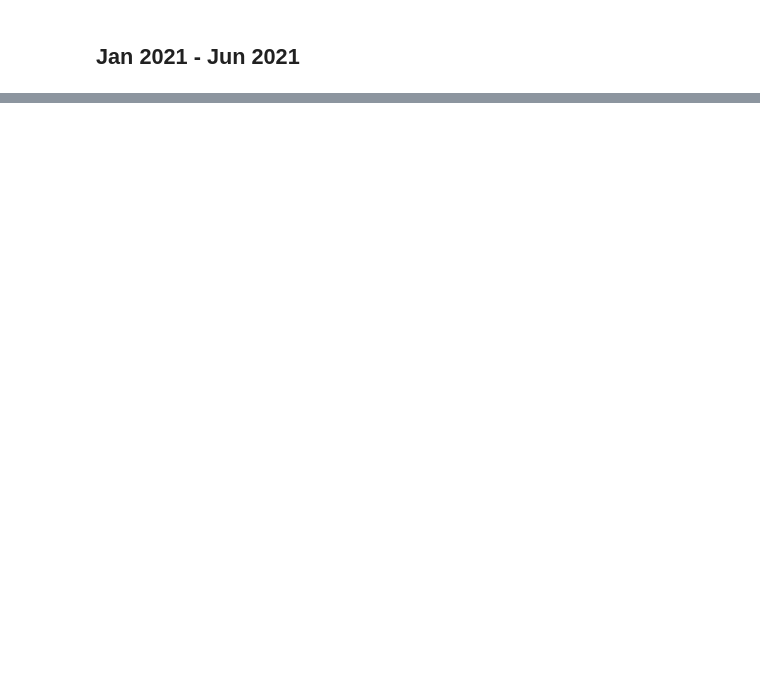
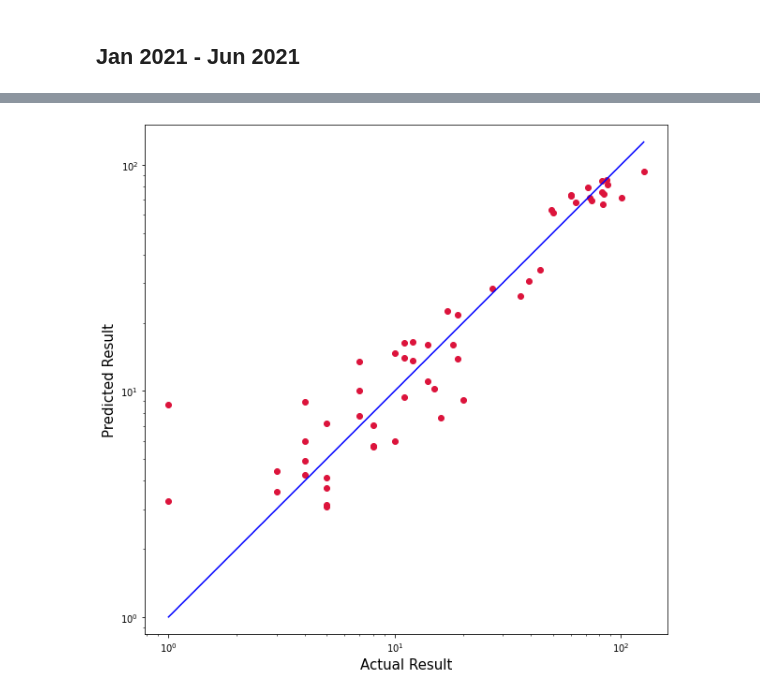
Before and after one commit to Osama29/Predicting-Covid-Cases-in-Malaysia-using-AI, a Jupyter notebook: Main Code.ipynb, the cells around one changed output, grey strips where cells are left out. Drawn from its saved outputs; the diff is of its cells as text; code cells hidden in the pictures; blank space fills up the shorter version.

```diff
--- a/Main Code.ipynb
+++ b/Main Code.ipynb
@@ -91,0 +96,29 @@ KeyError: ('cases_new', 'cases_unvax', 'cases_pvax', 'cases_fvax', 'cases_0_4',
+# %%
+#Linear Regression
+
+#Create an instance of the class
+LR = LinearRegression()
+
+#Fit the instance on the data
+LR.fit(x_train,y_train)
+
+#Predict the expected value
+y_predict = LR.predict(x_test)
+print(y_predict)
+
+#Use Linear Regression to visualise
+y_train_pred = LR.predict(x_train)
+y_train_mse = mean_squared_error(y_train, y_train_pred)
+y_test_pred = LR.predict(x_test)
+y_test_mse = mean_squared_error(y_test, y_test_pred)
+
+#Plotting graph
+plt.scatter(y_test, y_predict, color='blue')
+plt.title('Linear Regression')
+plt.xlabel('Test Result')
+plt.ylabel('Predicted Result')
+plt.show()
+
+print("Mean Squared Error")
+print("Train: ", y_train_mse)
+print("Test: ", y_test_mse)
@@ -91,0 +140,16 @@ KeyError: ('cases_new', 'cases_unvax', 'cases_pvax', 'cases_fvax', 'cases_0_4',
+# %%
+#final result for linear regression
+plt.figure(figsize=(10,10))
+plt.scatter(y_test, y_predict, c='crimson')
+plt.yscale('log')
+plt.xscale('log')
+
+p1 = max(max(y_predict), max(y_test))
+p2 = min(min(y_predict), min(y_test))
+plt.plot([p1, p2], [p1, p2], 'b-')
+plt.xlabel('Actual Result', fontsize=15)
+plt.ylabel('Predicted Result', fontsize=15)
+plt.axis('equal')
+plt.show()
+# %% [output]
+[figure, added]
```
Also changed, not shown: parts of 21 cells of this notebook.
